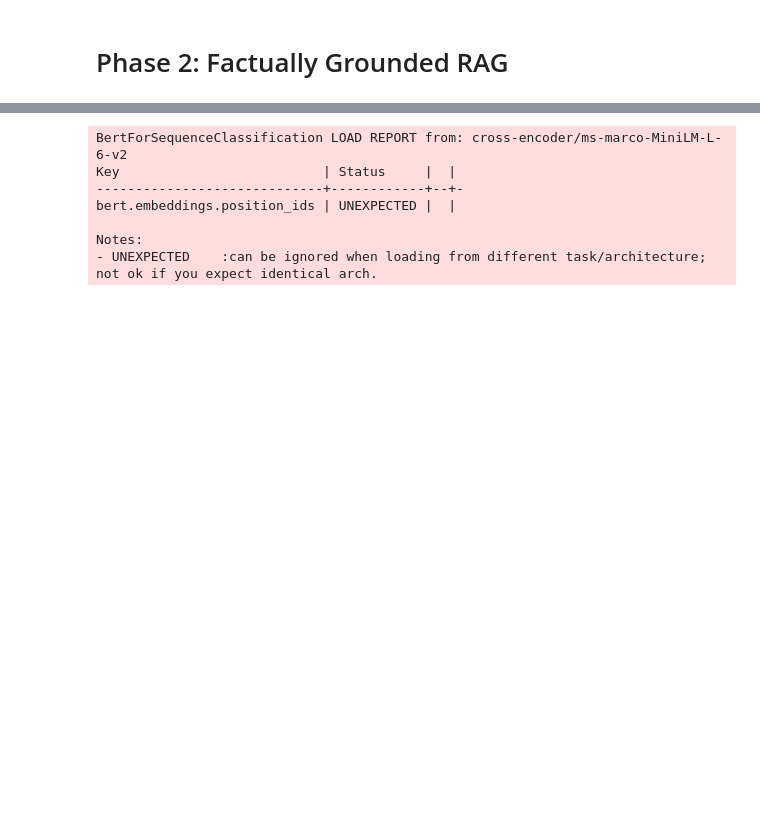
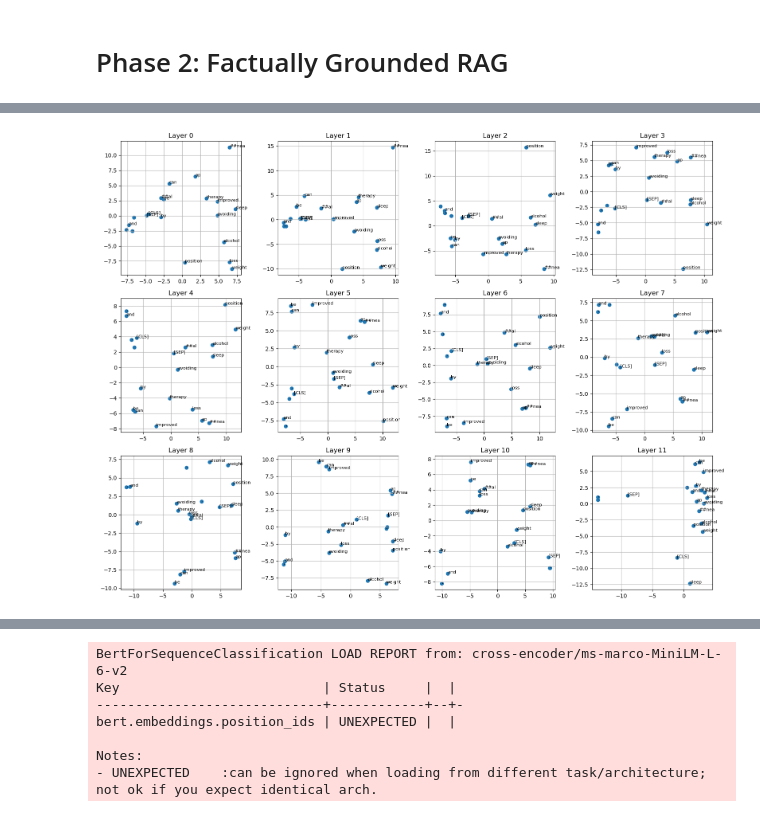
Before and after one commit to alexandreffs/nlpProject, a Jupyter notebook: project_phase1.ipynb, the cells around one changed output, grey strips where cells are left out. Cells and saved outputs as stored; diff of their text form; code cells hidden in the pictures; blank space fills up the shorter version.

```diff
--- a/project_phase1.ipynb
+++ b/project_phase1.ipynb
@@ -959,0 +1099,25 @@ plt.show()
+# %%
+layers = hidden_states[1:]  # 12 BERT layers
+
+fig, axes = plt.subplots(3, 4, figsize=(16, 12))
+axes = axes.flatten()
+
+for layer_idx, layer_tensor in enumerate(layers):
+    emb = layer_tensor[0].detach().cpu().numpy()
+
+    pca = PCA(n_components=2)
+    emb_2d = pca.fit_transform(emb)
+
+    ax = axes[layer_idx]
+    ax.scatter(emb_2d[:, 0], emb_2d[:, 1])
+
+    for i, token in enumerate(tokens):
+        ax.annotate(token, (emb_2d[i, 0], emb_2d[i, 1]), fontsize=8)
+
+    ax.set_title(f"Layer {layer_idx}")
+    ax.grid(True)
+
+plt.tight_layout()
+plt.show()
+# %% [output]
+[figure, added]
```
Also changed, not shown: parts of 26 cells of this notebook.
